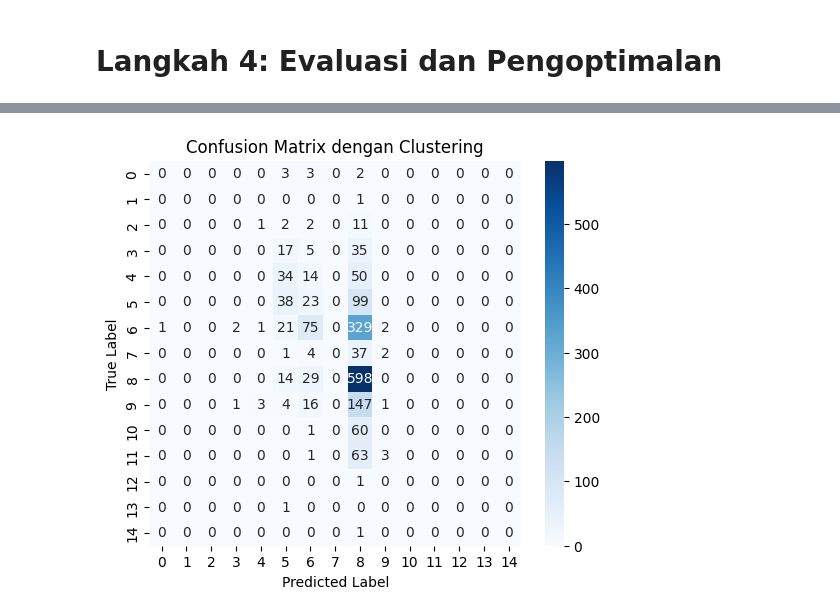
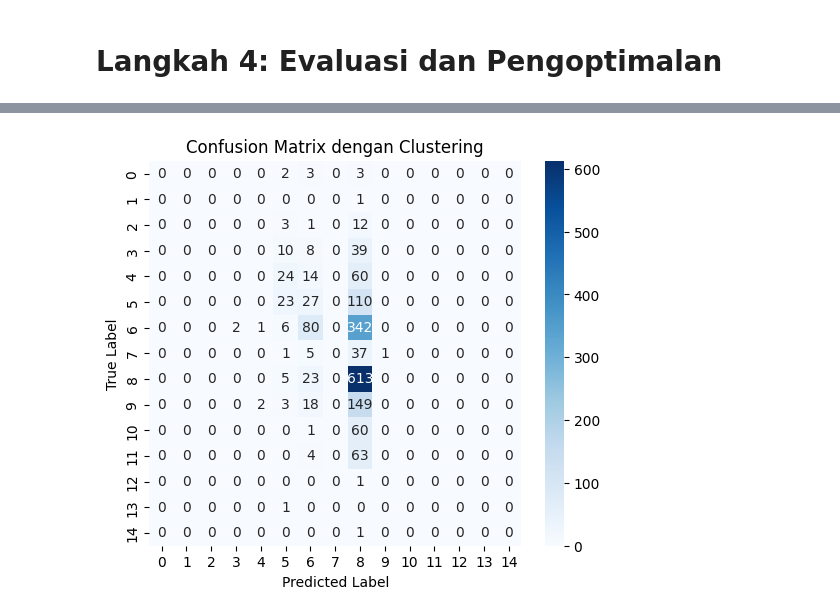
Before and after one commit to Auliaafnc/Artificial-Intelligence, a Jupyter notebook: UAS_AI.ipynb, the cells around one changed output, grey strips where cells are left out. Drawn from its saved outputs; the diff is of its cells as text; code cells hidden in the pictures.

```diff
--- a/UAS_AI.ipynb
+++ b/UAS_AI.ipynb
@@ -263,6 +263,8 @@ weighted avg       0.49      0.40      0.30      1759
 # **Langkah 4: Evaluasi dan Pengoptimalan**
 # %%
 import seaborn as sns
+import pandas as pd
+import matplotlib.pyplot as plt
 from sklearn.model_selection import train_test_split, GridSearchCV, StratifiedKFold
 from sklearn.preprocessing import StandardScaler, LabelEncoder
 from sklearn.linear_model import LogisticRegression
@@ -290,29 +292,32 @@ scaler = StandardScaler()
 X_train = scaler.fit_transform(X_train)
 X_test = scaler.transform(X_test)
 
-# Membuat dan melatih model Logistic Regression dengan clustering
-model = LogisticRegression(random_state=42, max_iter=200)
-model.fit(X_train, y_train)
+# Hyperparameter tuning dengan GridSearchCV
+param_grid = {'C': [0.01, 0.1, 1, 10, 100], 'penalty': ['l1', 'l2'], 'solver': ['liblinear']}
+cv = StratifiedKFold(n_splits=5, shuffle=True, random_state=42)
 
-y_pred = model.predict(X_test)
+# Grid Search dengan Logistic Regression
+grid_search = GridSearchCV(LogisticRegression(random_state=42, max_iter=200), param_grid, cv=cv, scoring='accuracy')
+grid_search.fit(X_train, y_train)
 
-# Mengevaluasi model dengan clustering
-accuracy = accuracy_score(y_test, y_pred)
-precision = precision_score(y_test, y_pred, average='weighted', zero_division=1)
-recall = recall_score(y_test, y_pred, average='weighted', zero_division=1)
-conf_matrix = confusion_matrix(y_test, y_pred)
-classification_rep = classification_report(y_test, y_pred, zero_division=1)
+# Model terbaik dengan clustering
+best_model = grid_search.best_estimator_
+y_pred = best_model.predict(X_test)
 
-print("Evaluasi Model dengan Clustering:")
-print(f'Accuracy: {accuracy:.4f}')
-print(f'Precision: {precision:.4f}')
-print(f'Recall: {recall:.4f}')
-print('Confusion Matrix:\n', conf_matrix)
-print('Classification Report:\n', classification_rep)
+# Evaluasi model terbaik
+eval_metrics = {
+    'Accuracy': accuracy_score(y_test, y_pred),
+    'Precision': precision_score(y_test, y_pred, average='weighted', zero_division=1),
+    'Recall': recall_score(y_test, y_pred, average='weighted', zero_division=1)
+}
+print("Evaluasi Model Terbaik dengan Clustering:")
+print(eval_metrics)
+print('Confusion Matrix:\n', confusion_matrix(y_test, y_pred))
+print('Classification Report:\n', classification_report(y_test, y_pred, zero_division=1))
 
 # Visualisasi Confusion Matrix dengan clustering
 plt.figure(figsize=(6,5))
-sns.heatmap(conf_matrix, annot=True, fmt='d', cmap='Blues')
+sns.heatmap(confusion_matrix(y_test, y_pred), annot=True, fmt='d', cmap='Blues')
 plt.xlabel('Predicted Label')
 plt.ylabel('True Label')
 plt.title('Confusion Matrix dengan Clustering')
@@ -326,39 +331,56 @@ X_train_nc, X_test_nc, y_train_nc, y_test_nc = train_test_split(features_no_clus
 X_train_nc = scaler.fit_transform(X_train_nc)
 X_test_nc = scaler.transform(X_test_nc)
 
-# Membuat dan melatih model Logistic Regression tanpa clustering
-model_nc = LogisticRegression(random_state=42, max_iter=200)
-model_nc.fit(X_train_nc, y_train_nc)
+# Grid Search dengan Logistic Regression tanpa clustering
+grid_search_nc = GridSearchCV(LogisticRegression(random_state=42, max_iter=200), param_grid, cv=cv, scoring='accuracy')
+grid_search_nc.fit(X_train_nc, y_train_nc)
 
-y_pred_nc = model_nc.predict(X_test_nc)
+# Model terbaik tanpa clustering
+best_model_nc = grid_search_nc.best_estimator_
+y_pred_nc = best_model_nc.predict(X_test_nc)
 
-# Mengevaluasi model tanpa clustering
-accuracy_nc = accuracy_score(y_test_nc, y_pred_nc)
-precision_nc = precision_score(y_test_nc, y_pred_nc, average='weighted', zero_division=1)
-recall_nc = recall_score(y_test_nc, y_pred_nc, average='weighted', zero_division=1)
-conf_matrix_nc = confusion_matrix(y_test_nc, y_pred_nc)
-classification_rep_nc = classification_report(y_test_nc, y_pred_nc, zero_division=1)
-
-print("\nEvaluasi Model Tanpa Clustering:")
-print(f'Accuracy: {accuracy_nc:.4f}')
-print(f'Precision: {precision_nc:.4f}')
-print(f'Recall: {recall_nc:.4f}')
-print('Confusion Matrix:\n', conf_matrix_nc)
-print('Classification Report:\n', classification_rep_nc)
+# Evaluasi model terbaik tanpa clustering
+eval_metrics_nc = {
+    'Accuracy': accuracy_score(y_test_nc, y_pred_nc),
+    'Precision': precision_score(y_test_nc, y_pred_nc, average='weighted', zero_division=1),
+    'Recall': recall_score(y_test_nc, y_pred_nc, average='weighted', zero_division=1)
+}
+print("\nEvaluasi Model Terbaik Tanpa Clustering:")
+print(eval_metrics_nc)
+print('Confusion Matrix:\n', confusion_matrix(y_test_nc, y_pred_nc))
+print('Classification Report:\n', classification_report(y_test_nc, y_pred_nc, zero_division=1))
 
 # Visualisasi Confusion Matrix tanpa clustering
 plt.figure(figsize=(6,5))
-sns.heatmap(conf_matrix_nc, annot=True, fmt='d', cmap='Reds')
+sns.heatmap(confusion_matrix(y_test_nc, y_pred_nc), annot=True, fmt='d', cmap='Reds')
 plt.xlabel('Predicted Label')
 plt.ylabel('True Label')
 plt.title('Confusion Matrix Tanpa Clustering')
 plt.show()
 
+# Perbandingan Model dengan dan tanpa Clustering
+comparison = pd.DataFrame({
+    'Model': ['Dengan Clustering', 'Tanpa Clustering'],
+    'Accuracy': [eval_metrics['Accuracy'], eval_metrics_nc['Accuracy']],
+    'Precision': [eval_metrics['Precision'], eval_metrics_nc['Precision']],
+    'Recall': [eval_metrics['Recall'], eval_metrics_nc['Recall']]
+})
+print("\nPerbandingan Model:")
+print(comparison)
+
+# Visualisasi Perbandingan Model
+comparison.set_index('Model').plot(kind='bar', figsize=(8,5), colormap='coolwarm', rot=0)
+plt.title('Perbandingan Model dengan dan tanpa Clustering')
+plt.ylabel('Score')
+plt.ylim(0, 1)
+plt.legend(loc='lower right')
+plt.show()
+
 # Kesimpulan
 print("\nKesimpulan:")
-print(f"1. Akurasi dengan clustering: {accuracy:.4f}, tanpa clustering: {accuracy_nc:.4f}")
-print(f"2. Precision dengan clustering: {precision:.4f}, tanpa clustering: {precision_nc:.4f}")
-print(f"3. Recall dengan clustering: {recall:.4f}, tanpa clustering: {recall_nc:.4f}")
+print(f"1. Akurasi dengan clustering: {eval_metrics['Accuracy']:.4f}, tanpa clustering: {eval_metrics_nc['Accuracy']:.4f}")
+print(f"2. Precision dengan clustering: {eval_metrics['Precision']:.4f}, tanpa clustering: {eval_metrics_nc['Precision']:.4f}")
+print(f"3. Recall dengan clustering: {eval_metrics['Recall']:.4f}, tanpa clustering: {eval_metrics_nc['Recall']:.4f}")
 print("4. Jika model dengan clustering lebih akurat, maka pengelompokan berdasarkan karakteristik tertentu membantu dalam prediksi rating.")
 print("5. Jika hasil model tanpa clustering lebih baik, maka clustering mungkin tidak memberikan informasi tambahan yang signifikan.")
 # %% [output]
@@ -382 +404 @@ weighted avg       0.41      0.40      0.30      1759
-[figure, old version]
+[figure, new version]
```
Also changed, not shown: parts of 2 cells of this notebook.
